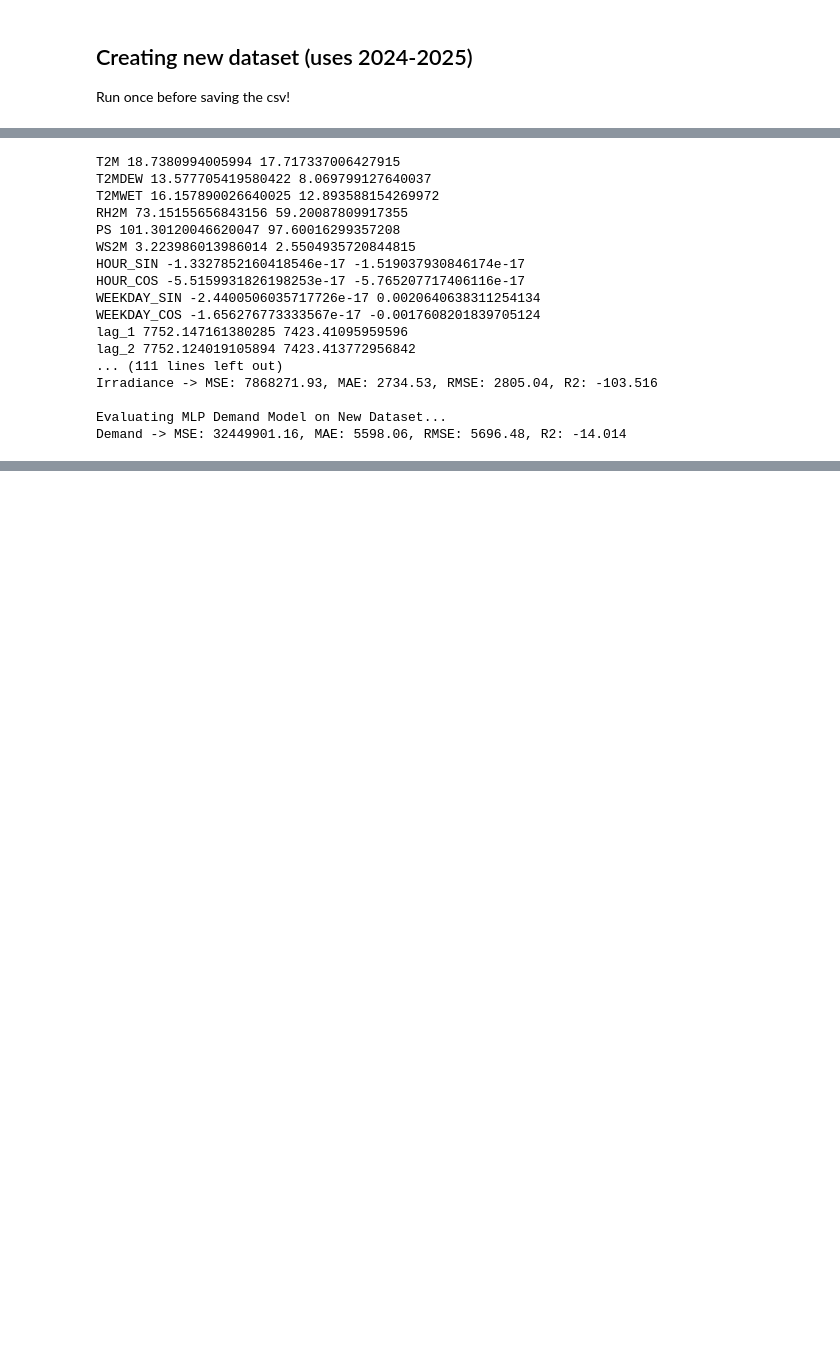
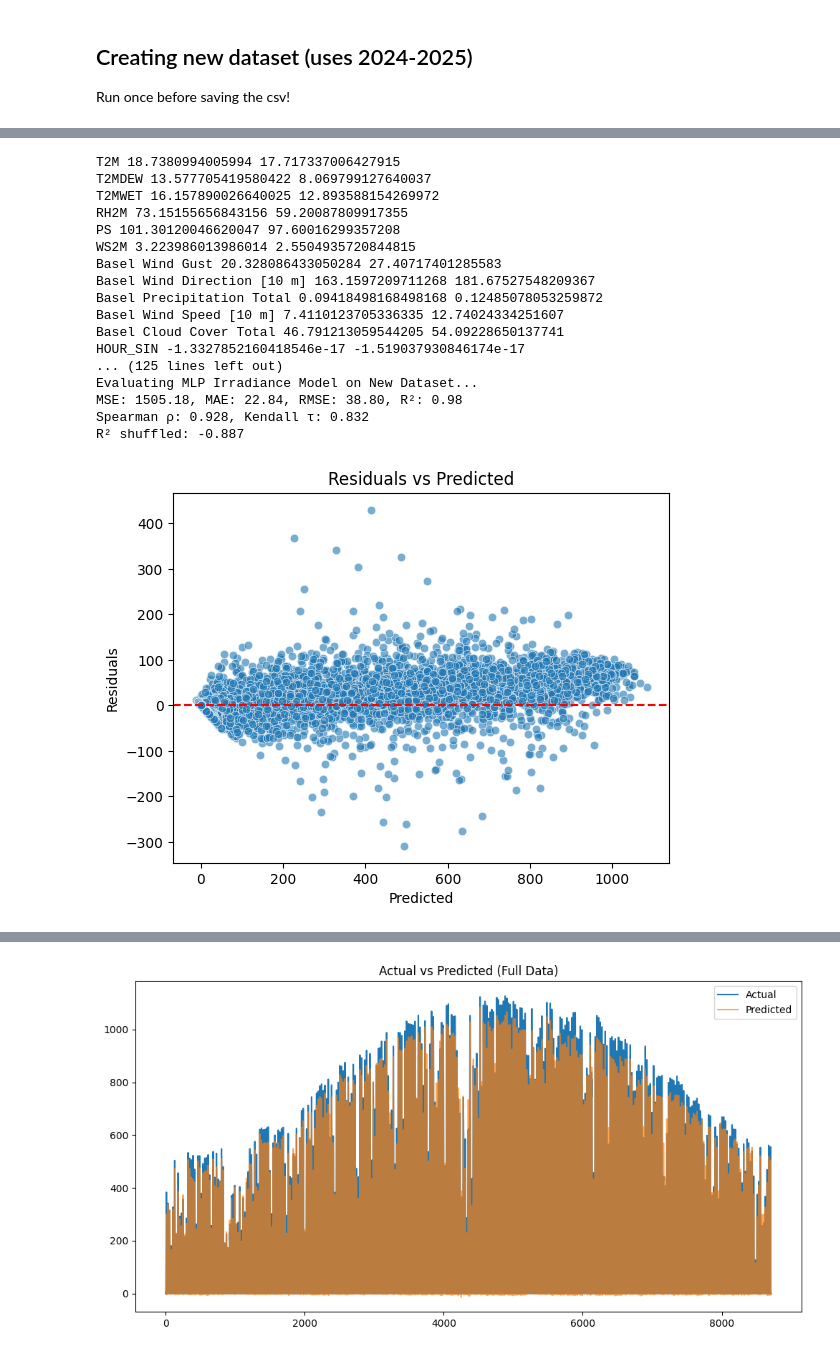
Before and after one commit to Tiphereth-ver1/ENGG2112-Group-Project, a Jupyter notebook: Prediction Model Frame/prediction.ipynb, the cells around one changed output, grey strips where cells are left out. Cells and saved outputs as stored; diff of their text form; code cells hidden in the pictures; blank space fills up the shorter version.

```diff
--- a/Prediction Model Frame/prediction.ipynb
+++ b/Prediction Model Frame/prediction.ipynb
@@ -441,15 +446,11 @@ ______________
 ## Creating new dataset (uses 2024-2025)
 Run once before saving the csv!
 # %%
-# Load data
-df = pd.read_csv("Preprocessed_Solar_Power_Data_24-25_v1.csv")
-
-
-# drop NA rows
-df = df.dropna()
+# Load first dataset
+df = pd.read_csv("Preprocessed_Solar_Power_Data_24-25_v1.csv").dropna()
 
 lagged_cols_demand = {f"lag_{lag}": df["TOTALDEMAND"].shift(lag) for lag in range(1, scope)}
-lagged_df_demand = pd.DataFrame(lagged_cols_demand, index=data.index)
+lagged_df_demand = pd.DataFrame(lagged_cols_demand, index=df.index)
 data_demand = pd.concat([df, lagged_df_demand], axis=1).dropna()
 
 X1_ = data_demand[[
@@ -463,9 +464,9 @@ X1_ = data_demand[[
 
 y1_ = data_demand["TOTALDEMAND"]
 
-lagged_cols_irr = {f"lag_{lag}": data["ALLSKY_SFC_SW_DWN"].shift(lag) for lag in range(1, scope)}
-lagged_df_irr = pd.DataFrame(lagged_cols_irr, index=data.index)
-data_irr = pd.concat([data, lagged_df_irr], axis=1).dropna()
+lagged_cols_irr = {f"lag_{lag}": df["ALLSKY_SFC_SW_DWN"].shift(lag) for lag in range(1, scope)}
+lagged_df_irr = pd.DataFrame(lagged_cols_irr, index=df.index)
+data_irr = pd.concat([df, lagged_df_irr], axis=1).dropna()
 
 X2_ = data_irr[[
     "T2M", "T2MDEW", "T2MWET", "RH2M", "PS", "WS2M",
@@ -477,3 +478,5 @@ X2_ = data_irr[[
 ]]
 
 y2_ = data_irr["ALLSKY_SFC_SW_DWN"]
+
+print(len(df),y2_)
@@ -486,42 +502,43 @@ extra   = [c for c in new_cols if c not in train_cols]
 
 for col in X1.columns:
     print(col, X1[col].mean(), X1_[col].mean())
 
 
 print(X1.describe().loc[['min','max','mean']])
 print(X1_.describe().loc[['min','max','mean']])
 
 train_corr = X1.corrwith(y1)
 new_corr   = X1_.corrwith(y1_)
 
 diff = (train_corr - new_corr).abs().sort_values(ascending=False)
 print(diff.head(10))
 
 
 print("Missing columns:", missing)
 print("Extra columns:", extra)
 print("Same shape:", len(train_cols) == len(new_cols))
 
 
 print(f"\nEvaluating {model} Irradiance Model on New Dataset...")
-metrics_no_train(y2_ X2_, Solar_Pipeline)
+metrics_no_train(y2_, X2_, Solar_Pipeline)
 print(f"\nEvaluating {model} Demand Model on New Dataset...")
-metrics_no_train(y1_ X1_, Demand_Pipeline)
+metrics_no_train(y1_, X1_, Demand_Pipeline)
 # %% [output]
 T2M 18.7380994005994 17.717337006427915
 T2MDEW 13.577705419580422 8.069799127640037
 T2MWET 16.157890026640025 12.893588154269972
 RH2M 73.15155656843156 59.20087809917355
 PS 101.30120046620047 97.60016299357208
 WS2M 3.223986013986014 2.5504935720844815
+Basel Wind Gust 20.328086433050284 27.40717401285583
+Basel Wind Direction [10 m] 163.1597209711268 181.67527548209367
+Basel Precipitation Total 0.09418498168498168 0.12485078053259872
+Basel Wind Speed [10 m] 7.4110123705336335 12.74024334251607
+Basel Cloud Cover Total 46.791213059544205 54.09228650137741
 HOUR_SIN -1.3327852160418546e-17 -1.519037930846174e-17
-HOUR_COS -5.5159931826198253e-17 -5.765207717406116e-17
-WEEKDAY_SIN -2.4400506035717726e-17 0.0020640638311254134
-WEEKDAY_COS -1.656276773333567e-17 -0.0017608201839705124
-lag_1 7752.147161380285 7423.41095959596
-lag_2 7752.124019105894 7423.413772956842
-... (111 lines left out)
-Irradiance -> MSE: 7868271.93, MAE: 2734.53, RMSE: 2805.04, R2: -103.516
-
-Evaluating MLP Demand Model on New Dataset...
-Demand -> MSE: 32449901.16, MAE: 5598.06, RMSE: 5696.48, R2: -14.014
+... (125 lines left out)
+Evaluating MLP Irradiance Model on New Dataset...
+MSE: 1505.18, MAE: 22.84, RMSE: 38.80, R²: 0.98
+Spearman ρ: 0.928, Kendall τ: 0.832
+R² shuffled: -0.887
+[figure, added]
@@ -527,0 +548 @@ Demand -> MSE: 32449901.16, MAE: 5598.06, RMSE: 5696.48, R2: -14.014
+[figure, added]
```
Also changed, not shown: parts of 6 cells of this notebook.
